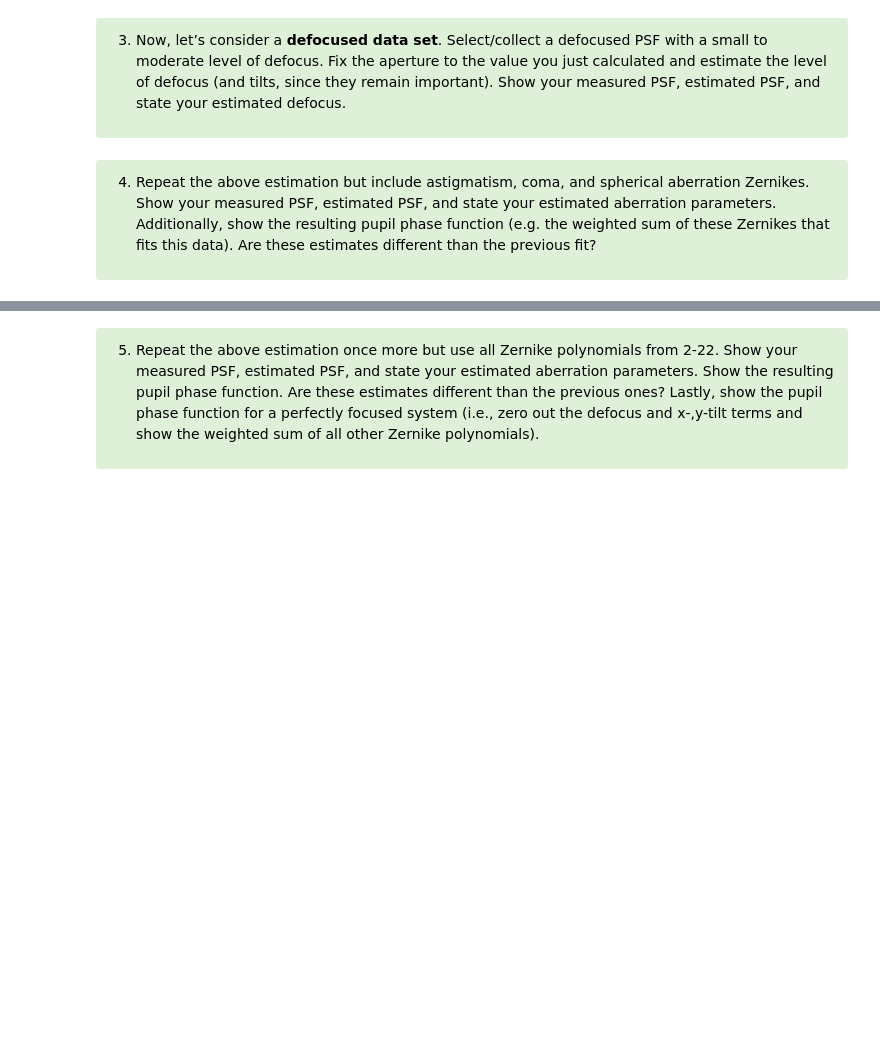
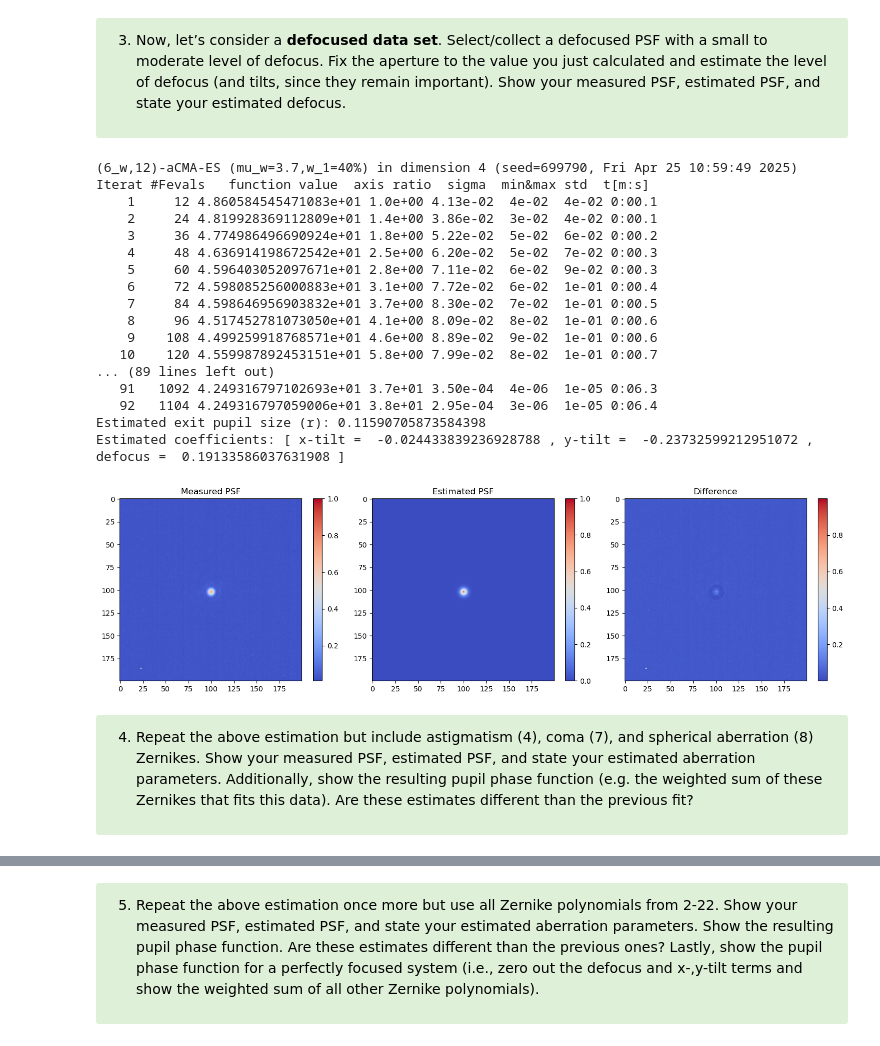
Before and after one commit to lilchromozome/Build_Imager_2025, a Jupyter notebook: Lab4/Lab4 Part2 (Clean).ipynb, the cells around one changed output, grey strips where cells are left out. Cells and saved outputs as stored; diff of their text form; code cells hidden in the pictures; blank space fills up the shorter version.

```diff
--- a/Lab4/Lab4 Part2 (Clean).ipynb
+++ b/Lab4/Lab4 Part2 (Clean).ipynb
@@ -241,10 +310,58 @@ HINTS: This optimization is nonlinear and highly subject to local optima.
 
 </font>
 </div>
+# %%
+unfocus = np.load(r"C:\Users\willi\OneDrive - The Webb Schools\Documents\BME Year 3\Build_Imager\Lab3\blue_unfocus.npy")
+unfocus /= np.max(unfocus)
+
+mode_indices = [2, 3, 4]
+x0 = [0.3, 0.01, -0.01, 0.3]
+sigma0 = 0.05
+opts = {'tolfun': 1e-10, 'tolx': 1e-5, 'popsize': 12, 'verb_disp': 1}
+
+es = cma.CMAEvolutionStrategy(x0, sigma0, opts)
+fit = np.empty(opts['popsize'])
+
+while not es.stop():
+    new_solutions = es.ask()
+    for i, sol in enumerate(new_solutions):
+        fit[i] = objfunc(sol, mpsf, mode_indices)
+    es.tell(new_solutions, fit)
+    es.disp(1)
+xopt = es.result[0]
+
+# Results
+xopt = es.result[0]
+r_opt, tilt_x, tilt_y, focus = xopt
+print("Estimated exit pupil size (r):", r_opt)
+print("Estimated coefficients: [ x-tilt = ", tilt_x, ", y-tilt = ", tilt_y, ", defocus = ", focus, "]")
+
+est_psf = make_psf(xopt, mode_indices, mpsf.shape[0])
+est_psf = est_psf / np.max(est_psf)
+show_optimization_result(mpsf, est_psf)
+# %% [output]
+(6_w,12)-aCMA-ES (mu_w=3.7,w_1=40%) in dimension 4 (seed=699790, Fri Apr 25 10:59:49 2025)
+Iterat #Fevals   function value  axis ratio  sigma  min&max std  t[m:s]
+    1     12 4.860584545471083e+01 1.0e+00 4.13e-02  4e-02  4e-02 0:00.1
+    2     24 4.819928369112809e+01 1.4e+00 3.86e-02  3e-02  4e-02 0:00.1
+    3     36 4.774986496690924e+01 1.8e+00 5.22e-02  5e-02  6e-02 0:00.2
+    4     48 4.636914198672542e+01 2.5e+00 6.20e-02  5e-02  7e-02 0:00.3
+    5     60 4.596403052097671e+01 2.8e+00 7.11e-02  6e-02  9e-02 0:00.3
+    6     72 4.598085256000883e+01 3.1e+00 7.72e-02  6e-02  1e-01 0:00.4
+    7     84 4.598646956903832e+01 3.7e+00 8.30e-02  7e-02  1e-01 0:00.5
+    8     96 4.517452781073050e+01 4.1e+00 8.09e-02  8e-02  1e-01 0:00.6
+    9    108 4.499259918768571e+01 4.6e+00 8.89e-02  9e-02  1e-01 0:00.6
+   10    120 4.559987892453151e+01 5.8e+00 7.99e-02  8e-02  1e-01 0:00.7
+... (89 lines left out)
+   91   1092 4.249316797102693e+01 3.7e+01 3.50e-04  4e-06  1e-05 0:06.3
+   92   1104 4.249316797059006e+01 3.8e+01 2.95e-04  3e-06  1e-05 0:06.4
+Estimated exit pupil size (r): 0.11590705873584398
+Estimated coefficients: [ x-tilt =  -0.024433839236928788 , y-tilt =  -0.23732599212951072 , defocus =  0.19133586037631908 ]
+[figure, added]
 # %% [markdown]
 <div class="alert alert-block alert-success">
 <font color=black>
 
-4. Repeat the above estimation but include astigmatism, coma, and spherical aberration Zernikes. Show your measured PSF, estimated PSF, and state your estimated aberration parameters. Additionally, show the resulting pupil phase function (e.g. the weighted sum of these Zernikes that fits this data). Are these estimates different than the previous fit?
+4. Repeat the above estimation but include astigmatism (4), coma (7), and spherical aberration (8) Zernikes. Show your measured PSF, estimated PSF, and state your estimated aberration parameters. Additionally, show the resulting pupil phase function (e.g. the weighted sum of these Zernikes that fits this data). Are these estimates different than the previous fit?
 </font>
 </div>
```
Also changed, not shown: parts of 9 cells of this notebook, 12 other files.
